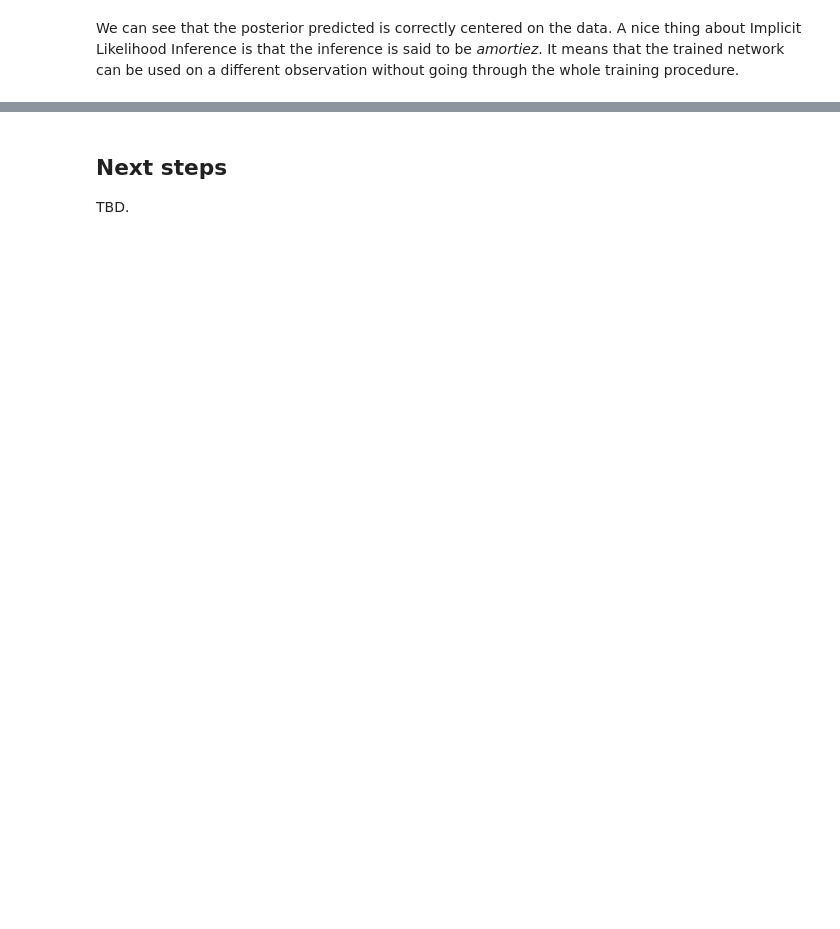
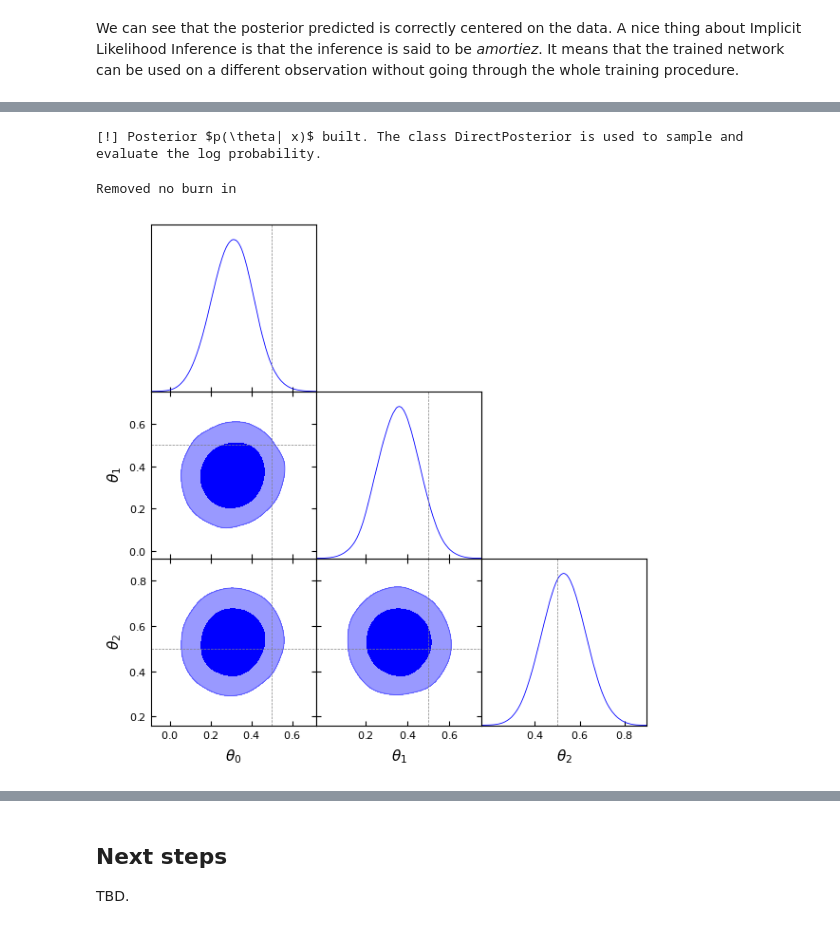
Before and after one commit to mmaupas/jaxili, a Jupyter notebook: examples/getting_started.ipynb, the cells around one changed output, grey strips where cells are left out. Drawn from its saved outputs; the diff is of its cells as text; code cells hidden in the pictures; blank space fills up the shorter version.

```diff
--- a/examples/getting_started.ipynb
+++ b/examples/getting_started.ipynb
@@ -275,0 +307,33 @@ Removed no burn in
+# %%
+posterior = inference.build_posterior()
+# %% [output]
+[!] Posterior $p(\theta| x)$ built. The class DirectPosterior is used to sample and evaluate the log probability.
+# %%
+num_samples = 10_000
+sample_key, master_key = jax.random.split(master_key)
+samples = posterior.sample(
+    x=obs, num_samples=num_samples, key=sample_key
+)
+# %%
+labels = [rf'\theta_{i}' for i in range(n_dim)]
+
+samples_gd = MCSamples(samples=samples, names=labels, labels=labels)
+
+g = plots.get_subplot_plotter()
+
+g.settings.figure_legend_frame = False
+g.settings.alpha_filled_add = 0.4
+
+g.triangle_plot([samples_gd], filled=True,
+                line_args=[
+                    {'color': 'blue'}
+                ],
+                contour_colors=['blue'],
+                markers={
+                    label: val for label, val in zip(labels, fiducial[0])
+                })
+
+plt.show()
+# %% [output]
+Removed no burn in
+[figure, added]
```
Also changed, not shown: parts of 13 cells of this notebook, 13 other files.
